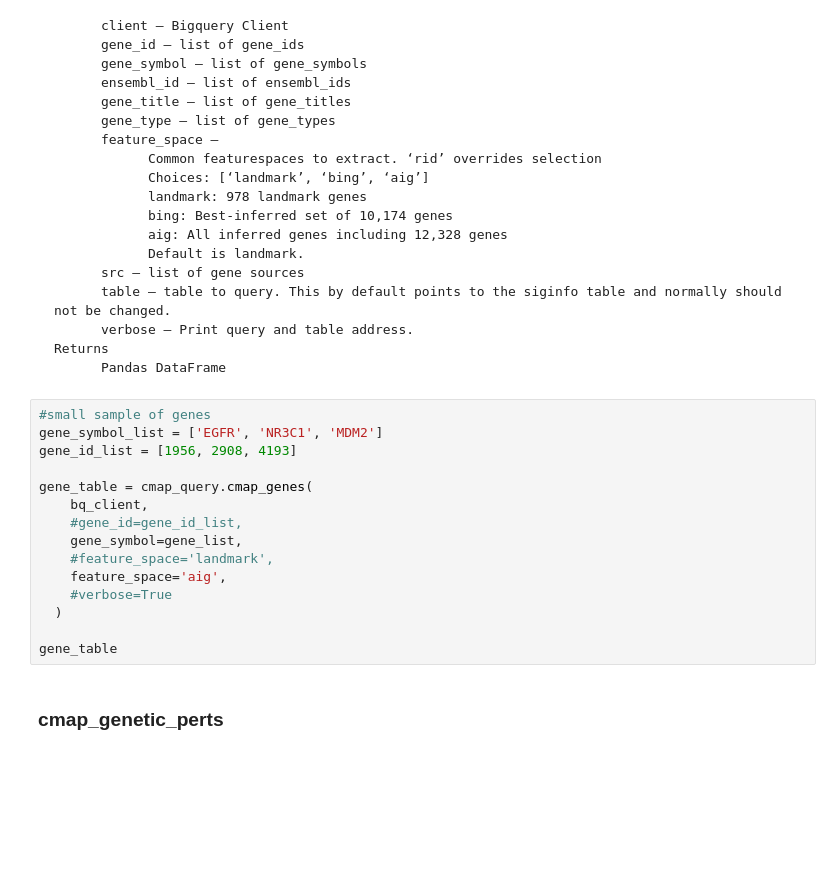
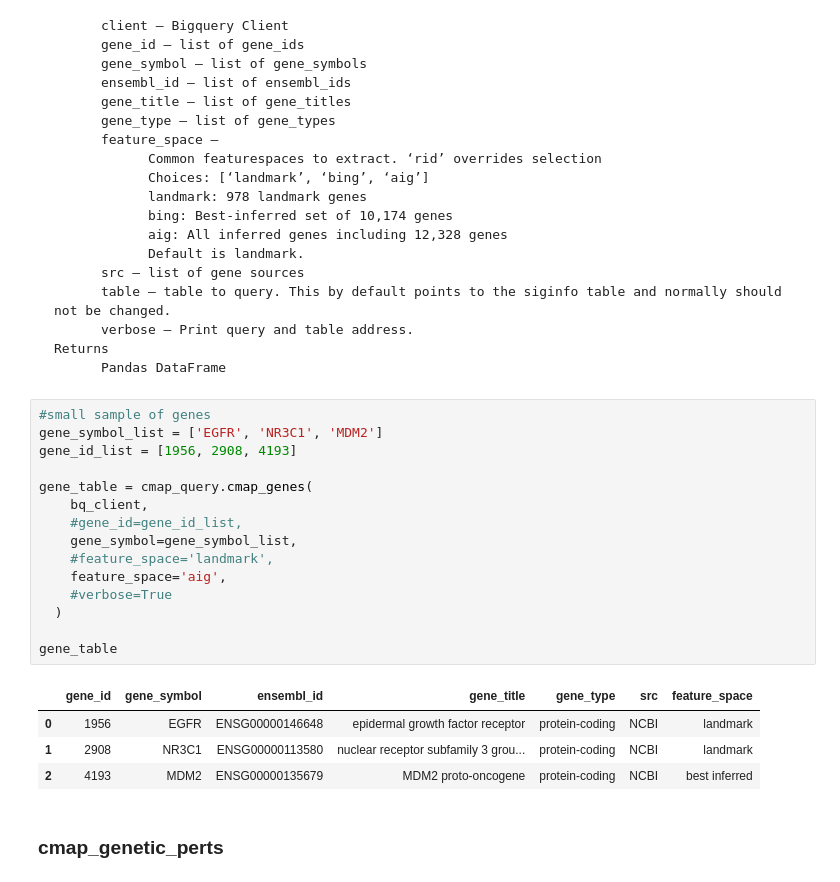
Before and after one commit to cmap/lincs-workshop-2020, a Jupyter notebook: notebooks/data_access/cmapBQ_Tutorial.ipynb, the cells around one changed output. Saved outputs shown, nothing was run; the diff lists cells and outputs as text; blank space fills up the shorter version.

```diff
--- a/notebooks/data_access/cmapBQ_Tutorial.ipynb
+++ b/notebooks/data_access/cmapBQ_Tutorial.ipynb
@@ -206,18 +302,23 @@ cell_table.head(10)
 # %%
 #small sample of genes
 gene_symbol_list = ['EGFR', 'NR3C1', 'MDM2']
 gene_id_list = [1956, 2908, 4193]
 
 gene_table = cmap_query.cmap_genes(
     bq_client,
     #gene_id=gene_id_list,
-    gene_symbol=gene_list,
+    gene_symbol=gene_symbol_list,
     #feature_space='landmark',
     feature_space='aig',
     #verbose=True
   )
 
 gene_table
+# %% [output]
+|  | gene_id | gene_symbol | ensembl_id | gene_title | gene_type | src | feature_space |
+| 0 | 1956 | EGFR | ENSG00000146648 | epidermal growth factor receptor | protein-coding | NCBI | landmark |
+| 1 | 2908 | NR3C1 | ENSG00000113580 | nuclear receptor subfamily 3 grou... | protein-coding | NCBI | landmark |
+| 2 | 4193 | MDM2 | ENSG00000135679 | MDM2 proto-oncogene | protein-coding | NCBI | best inferred |
 # %% [markdown]
 ### cmap_genetic_perts
 # %% [markdown]
```
Also changed, not shown: parts of 13 cells of this notebook.
